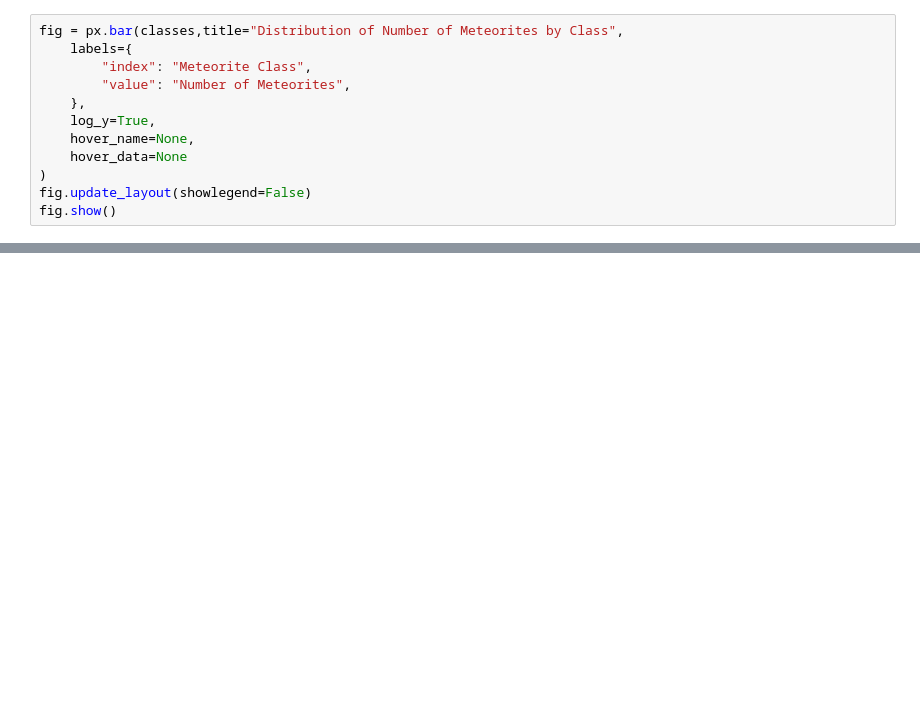
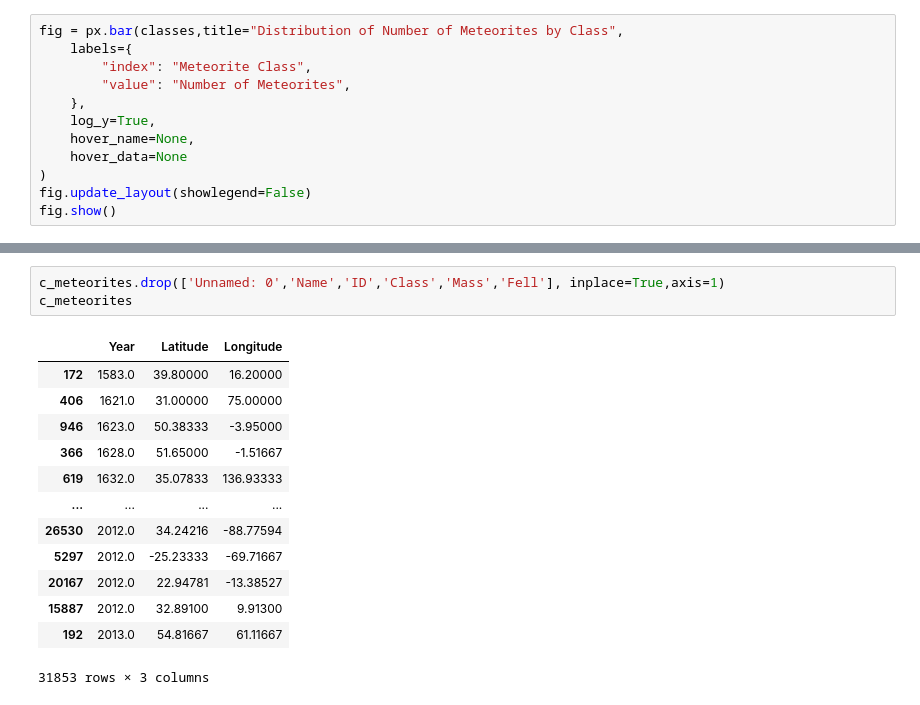
Before and after one commit to erifyc1/meteorite-visualization, a Jupyter notebook: metrics.ipynb, the cells around one changed output, grey strips where cells are left out. Saved outputs shown, nothing was run; the diff lists cells and outputs as text; blank space fills up the shorter version.

```diff
--- a/metrics.ipynb
+++ b/metrics.ipynb
@@ -48,0 +59,17 @@ fig.show()
+# %%
+c_meteorites.drop(['Unnamed: 0','Name','ID','Class','Mass','Fell'], inplace=True,axis=1)
+c_meteorites
+# %% [output]
+|  | Year | Latitude | Longitude |
+| 172 | 1583.0 | 39.80000 | 16.20000 |
+| 406 | 1621.0 | 31.00000 | 75.00000 |
+| 946 | 1623.0 | 50.38333 | -3.95000 |
+| 366 | 1628.0 | 51.65000 | -1.51667 |
+| 619 | 1632.0 | 35.07833 | 136.93333 |
+| ... | ... | ... | ... |
+| 26530 | 2012.0 | 34.24216 | -88.77594 |
+| 5297 | 2012.0 | -25.23333 | -69.71667 |
+| 20167 | 2012.0 | 22.94781 | -13.38527 |
+| 15887 | 2012.0 | 32.89100 | 9.91300 |
+| 192 | 2013.0 | 54.81667 | 61.11667 |
+31853 rows × 3 columns
```
Also changed, not shown: parts of 3 cells of this notebook.
